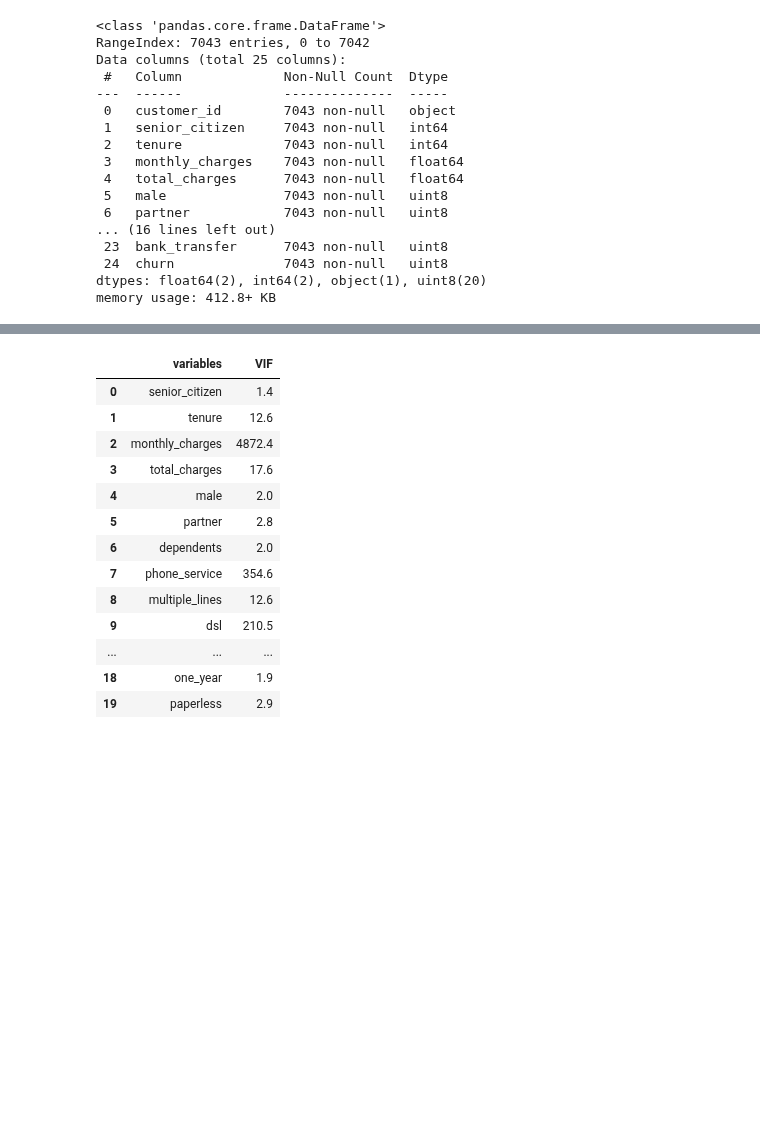
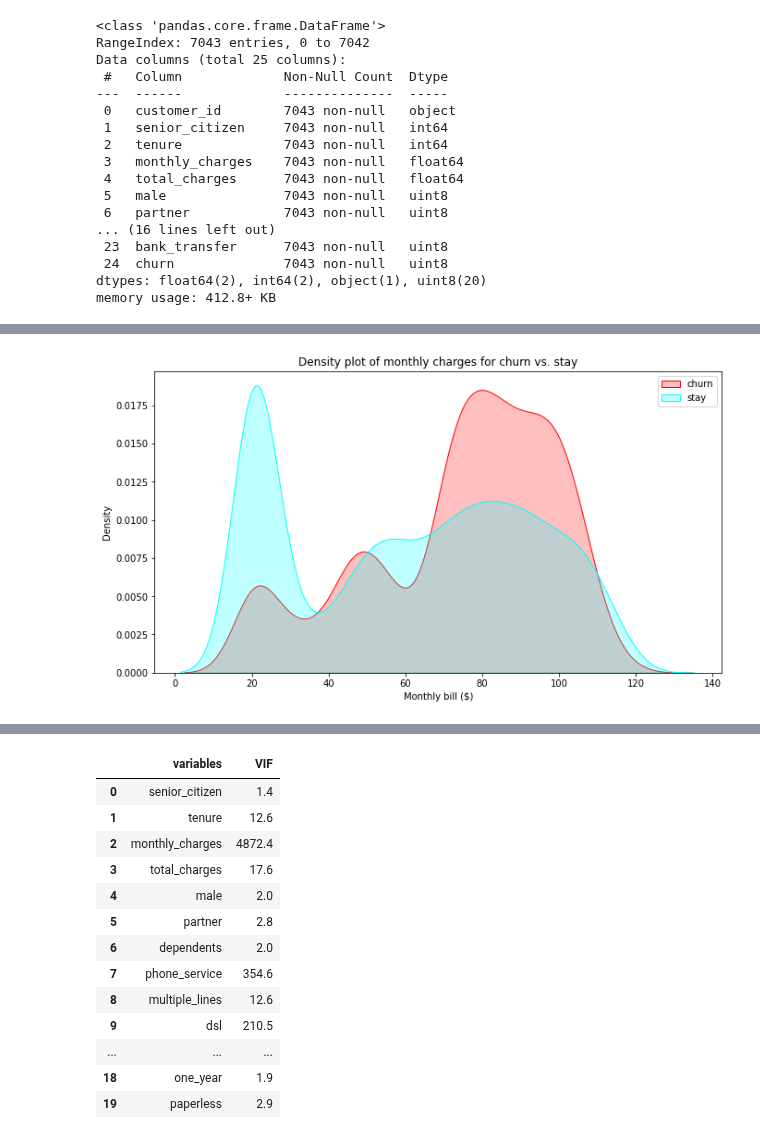
Before and after one commit to konstanzer/reducing_churn, a Jupyter notebook: modeling.ipynb, the cells around one changed output, grey strips where cells are left out. Cells and saved outputs as stored; diff of their text form; code cells hidden in the pictures; blank space fills up the shorter version.

```diff
--- a/modeling.ipynb
+++ b/modeling.ipynb
@@ -59,0 +121,9 @@ memory usage: 412.8+ KB
+# %%
+f=plt.subplots(figsize=(11,6))
+ax=sns.kdeplot(df.monthly_charges[df.churn==1], fill=True, color='red')
+ax=sns.kdeplot(df.monthly_charges[df.churn==0], fill=True, color='aqua')
+ax.set_xlabel('Monthly bill ($)')
+ax.legend(['churn','stay'])
+ax.set_title("Density plot of monthly charges for churn vs. stay");
+# %% [output]
+[figure, added]
```
Also changed, not shown: parts of 52 cells of this notebook, 11 other files.
